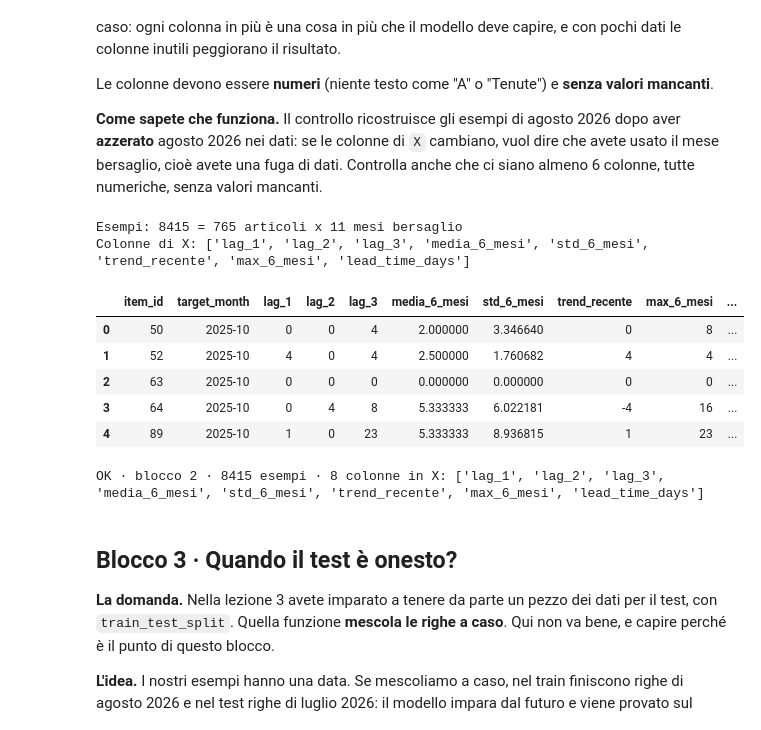
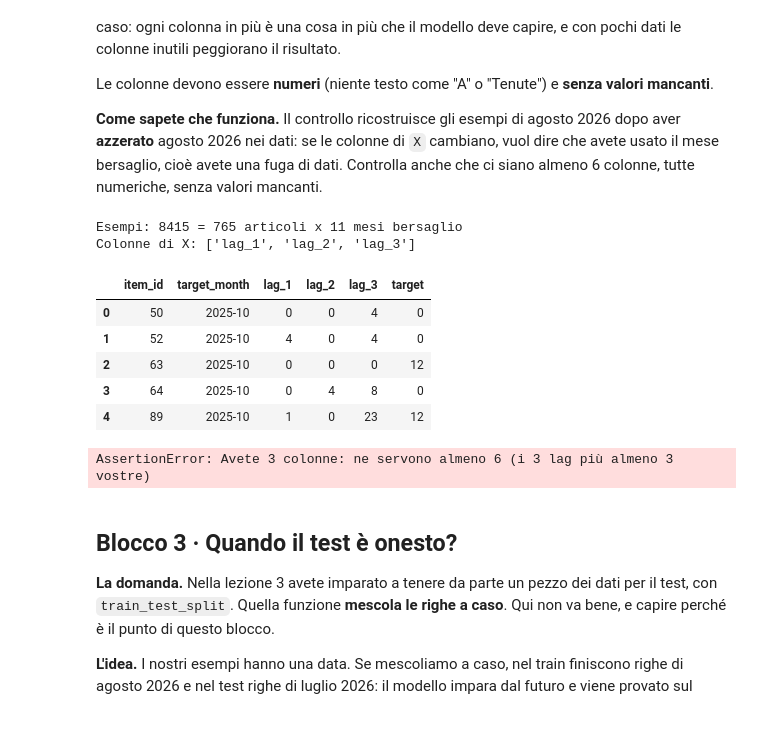
Before and after one commit to lucasandersoncorreia-dotcom/progetto-machine-learning, a Jupyter notebook: project_work_2_building_blocks.ipynb, the cells around one changed output. Drawn from its saved outputs; the diff is of its cells as text; code cells hidden in the pictures.

```diff
--- a/project_work_2_building_blocks.ipynb
+++ b/project_work_2_building_blocks.ipynb
@@ -300,7 +301,7 @@ def make_examples(items, target_month):
     # posizione del mese bersaglio nella lista dei mesi
     target_position = MONTHS.index(target_month)
 
-    # le 6 colonne dei mesi prima del bersaglio (gi? pronte per i vostri calcoli)
+    # le 6 colonne dei mesi prima del bersaglio (già pronte per i vostri calcoli)
     previous_6 = MONTHS[target_position - 6:target_position]
     previous_6_values = items[previous_6]
 
@@ -308,46 +309,43 @@ def make_examples(items, target_month):
     examples["item_id"] = items["item_id"]
     examples["target_month"] = target_month
 
     # i 3 mesi subito prima del bersaglio
     examples["lag_1"] = items[MONTHS[target_position - 1]]
     examples["lag_2"] = items[MONTHS[target_position - 2]]
     examples["lag_3"] = items[MONTHS[target_position - 3]]
 
-    # --- le nostre 5 colonne inventate ---
-    examples["media_6_mesi"] = previous_6_values.mean(axis=1)
-    examples["std_6_mesi"] = previous_6_values.std(axis=1).fillna(0)
-    examples["trend_recente"] = examples["lag_1"] - examples["lag_2"]
-    examples["max_6_mesi"] = previous_6_values.max(axis=1)
-    examples["lead_time_days"] = items["lead_time_days"]
+    # --- scrivete voi: almeno 3 colonne in più ---
+    # ricordate: solo informazioni note PRIMA del mese bersaglio
+
 
     # il bersaglio: i pezzi usciti nel mese bersaglio
     examples["target"] = items[target_month]
 
     return examples
 
 
 # costruisco gli esempi per tutti i mesi che hanno almeno 6 mesi prima
 example_tables = []
 for month in MONTHS[6:]:
     examples_of_month = make_examples(items, month)
     example_tables.append(examples_of_month)
 examples = pd.concat(example_tables, ignore_index=True)
 
 # le colonne di X sono tutte quelle che avete costruito, tranne identificativi e bersaglio
 FEATURES = [column for column in examples.columns if column not in ["item_id", "target_month", "target"]]
 
 print("Esempi:", len(examples), "=", len(items), "articoli x", len(MONTHS[6:]), "mesi bersaglio")
 print("Colonne di X:", FEATURES)
 examples.head()
 # %% [output]
 Esempi: 8415 = 765 articoli x 11 mesi bersaglio
-Colonne di X: ['lag_1', 'lag_2', 'lag_3', 'media_6_mesi', 'std_6_mesi', 'trend_recente', 'max_6_mesi', 'lead_time_days']
+Colonne di X: ['lag_1', 'lag_2', 'lag_3']
-|  | item_id | target_month | lag_1 | lag_2 | lag_3 | media_6_mesi | std_6_mesi | trend_recente | max_6_mesi | ... |
-| 0 | 50 | 2025-10 | 0 | 0 | 4 | 2.000000 | 3.346640 | 0 | 8 | ... |
-| 1 | 52 | 2025-10 | 4 | 0 | 4 | 2.500000 | 1.760682 | 4 | 4 | ... |
-| 2 | 63 | 2025-10 | 0 | 0 | 0 | 0.000000 | 0.000000 | 0 | 0 | ... |
-| 3 | 64 | 2025-10 | 0 | 4 | 8 | 5.333333 | 6.022181 | -4 | 16 | ... |
-| 4 | 89 | 2025-10 | 1 | 0 | 23 | 5.333333 | 8.936815 | 1 | 23 | ... |
+|  | item_id | target_month | lag_1 | lag_2 | lag_3 | target |
+| 0 | 50 | 2025-10 | 0 | 0 | 4 | 0 |
+| 1 | 52 | 2025-10 | 4 | 0 | 4 | 0 |
+| 2 | 63 | 2025-10 | 0 | 0 | 0 | 12 |
+| 3 | 64 | 2025-10 | 0 | 4 | 8 | 0 |
+| 4 | 89 | 2025-10 | 1 | 0 | 23 | 12 |
 # %%
 # --- Controllo blocco 2 ---
 assert len(FEATURES) >= 6, f"Avete {len(FEATURES)} colonne: ne servono almeno 6 (i 3 lag più almeno 3 vostre)"
@@ -364,7 +362,7 @@ same_features = examples_original[FEATURES].equals(examples_altered[FEATURES])
 assert same_features, "FUGA DI DATI: una colonna di X cambia se cambio il mese bersaglio. In X ci va solo quello che si sapeva prima"
 print("OK · blocco 2 ·", len(examples), "esempi ·", len(FEATURES), "colonne in X:", FEATURES)
 # %% [output]
-OK · blocco 2 · 8415 esempi · 8 colonne in X: ['lag_1', 'lag_2', 'lag_3', 'media_6_mesi', 'std_6_mesi', 'trend_recente', 'max_6_mesi', 'lead_time_days']
+AssertionError: Avete 3 colonne: ne servono almeno 6 (i 3 lag più almeno 3 vostre)
 # %% [markdown]
 ## Blocco 3 · Quando il test è onesto?
 
```
Also changed, not shown: parts of 18 cells of this notebook, 5 other files.
